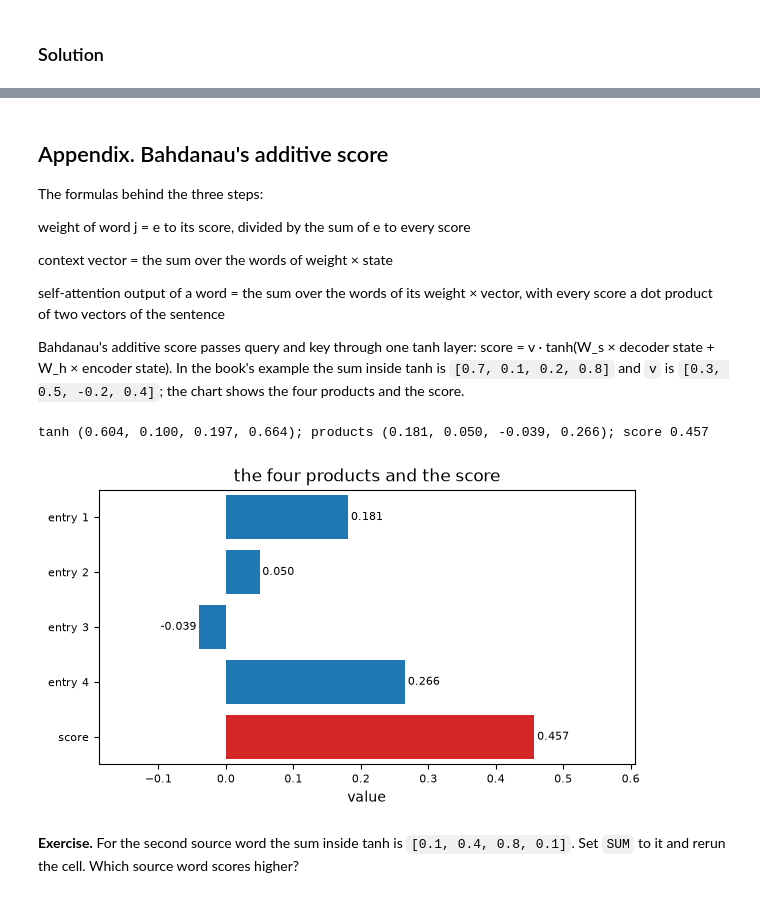
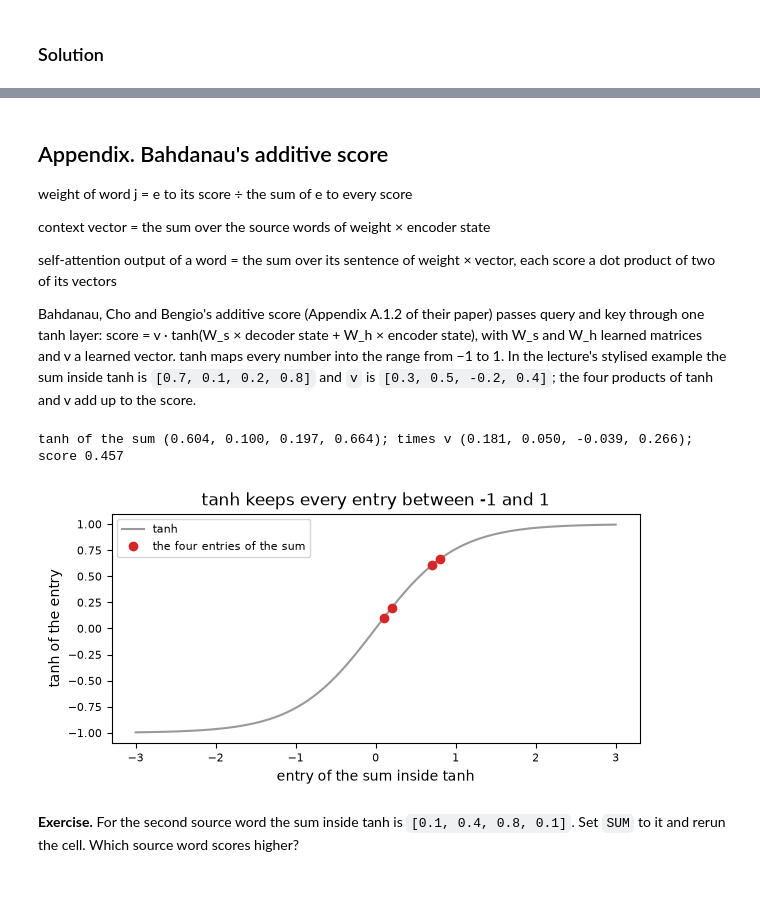
Before and after one commit to josterri/predicting-the-next-words-notebooks, a Jupyter notebook: ch06-concepts_workbook.ipynb, the cells around one changed output, grey strips where cells are left out. Drawn from its saved outputs; the diff is of its cells as text; code cells hidden in the pictures.

```diff
--- a/ch06-concepts_workbook.ipynb
+++ b/ch06-concepts_workbook.ipynb
@@ -176,23 +261,24 @@ display(Markdown(f"`noir` scores 4 with itself and keeps {W0[2, 2]:.3f} of its w
 # %% [markdown]
 ## Appendix. Bahdanau's additive score
 
-The formulas behind the three steps:
+weight of word j = e to its score ÷ the sum of e to every score
 
-weight of word j = e to its score, divided by the sum of e to every score
+context vector = the sum over the source words of weight × encoder state
 
-context vector = the sum over the words of weight × state
+self-attention output of a word = the sum over its sentence of weight × vector, each score a dot product of two of its vectors
 
-self-attention output of a word = the sum over the words of its weight × vector, with every score a dot product of two vectors of the sentence
-
-Bahdanau's additive score passes query and key through one tanh layer:
-score = v · tanh(W_s × decoder state + W_h × encoder state). In the book's
-example the sum inside tanh is `[0.7, 0.1, 0.2, 0.8]` and `v` is
-`[0.3, 0.5, -0.2, 0.4]`; the chart shows the four products and the score.
+Bahdanau, Cho and Bengio's additive score (Appendix A.1.2 of their paper)
+passes query and key through one tanh layer:
+score = v · tanh(W_s × decoder state + W_h × encoder state), with W_s and W_h
+learned matrices and v a learned vector. tanh maps every number into the range
+from −1 to 1. In the lecture's stylised example the sum inside tanh is
+`[0.7, 0.1, 0.2, 0.8]` and `v` is `[0.3, 0.5, -0.2, 0.4]`; the four products
+of tanh and v add up to the score.
 # %%
-additive([0.7, 0.1, 0.2, 0.8], [0.3, 0.5, -0.2, 0.4])
+tanh_curve(FIRST)
 # %% [output]
-tanh (0.604, 0.100, 0.197, 0.664); products (0.181, 0.050, -0.039, 0.266); score 0.457
+tanh of the sum (0.604, 0.100, 0.197, 0.664); times v (0.181, 0.050, -0.039, 0.266); score 0.457
-[figure, old version]
+[figure, new version]
 # %% [markdown]
 **Exercise.** For the second source word the sum inside tanh is
 `[0.1, 0.4, 0.8, 0.1]`. Set `SUM` to it and rerun the cell. Which source word
```
Also changed, not shown: parts of 12 cells of this notebook, 4 other files.
